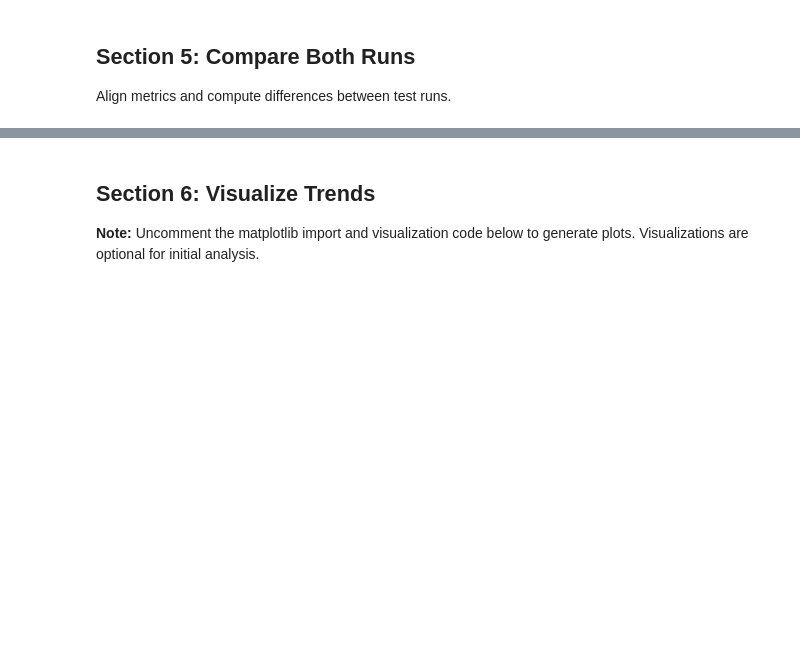
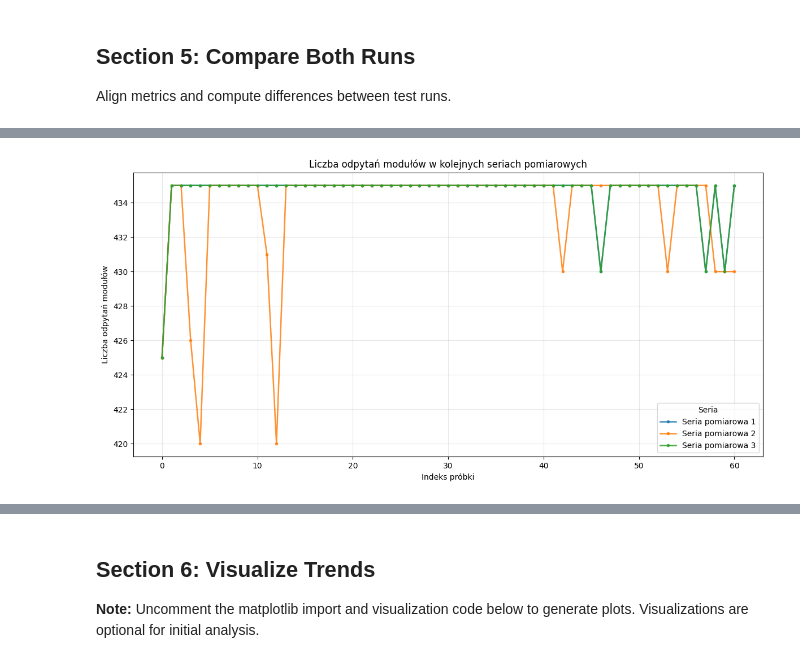
Before and after one commit to StanislawStankiewicz/DefuseIt, a Jupyter notebook: thesis/logs/testlogs_analysis.ipynb, the cells around one changed output, grey strips where cells are left out. Saved outputs shown, nothing was run; the diff lists cells and outputs as text; code cells hidden in the pictures; blank space fills up the shorter version.

```diff
--- a/thesis/logs/testlogs_analysis.ipynb
+++ b/thesis/logs/testlogs_analysis.ipynb
@@ -176,11 +276,16 @@ def compute_module_metrics(df, discovery):
 
     return pd.DataFrame(metrics)
 
-# Compute per-module metrics
-module_metrics1 = compute_module_metrics(df1, discovery1)
-module_metrics2 = compute_module_metrics(df2, discovery2)
+# Compute per-module metrics for all logs
+module_metrics_all = {}
+for filename, data in parsed_logs.items():
+    df = stats_dfs[filename]
+    discovery = data['discovery']
+    module_metrics_all[filename] = compute_module_metrics(df, discovery)
 
-print("Log 1 - Per-Module Polling Statistics:")
-print(module_metrics1.to_string(index=False))
-print("\n\nLog 2 - Per-Module Polling Statistics:")
-print(module_metrics2.to_string(index=False))
+# Display results
+print("Per-Module Polling Statistics:\n")
+for filename, metrics_df in module_metrics_all.items():
+    print(f"{filename}:")
+    print(metrics_df.to_string(index=False))
+    print()
@@ -248,0 +377,41 @@ print(comparison_df.to_string(index=False))
+# %%
+# Plot total polls for each test run with thesis-style labels
+import matplotlib.pyplot as plt
+
+run_labels = {
+    'testlogs-1.txt': 'Seria pomiarowa 1',
+    'testlogs-2.txt': 'Seria pomiarowa 2',
+    'testlogs-3.txt': 'Seria pomiarowa 3',
+}
+
+# Draw series 2 first and series 1 second so their overlap is visible
+plot_order = [
+    'testlogs-1.txt',
+    'testlogs-2.txt',
+    'testlogs-3.txt',
+]
+
+fig, ax = plt.subplots(figsize=(12, 6))
+
+for filename in plot_order:
+    df = stats_dfs[filename]
+    label = run_labels.get(filename, filename.replace('.txt', ''))
+    ax.plot(
+        df['sample_index'],
+        df['total_polls'],
+        marker='o',
+        markersize=3,
+        linewidth=1.8,
+        alpha=0.85,
+        label=label,
+    )
+
+ax.set_xlabel('Indeks próbki')
+ax.set_ylabel('Liczba odpytań modułów')
+ax.set_title('Liczba odpytań modułów w kolejnych seriach pomiarowych')
+ax.grid(True, alpha=0.3)
+ax.legend(title='Seria')
+plt.tight_layout()
+plt.show()
+# %% [output]
+[figure, added]
```
Also changed, not shown: parts of 11 cells of this notebook, 5 other files.
